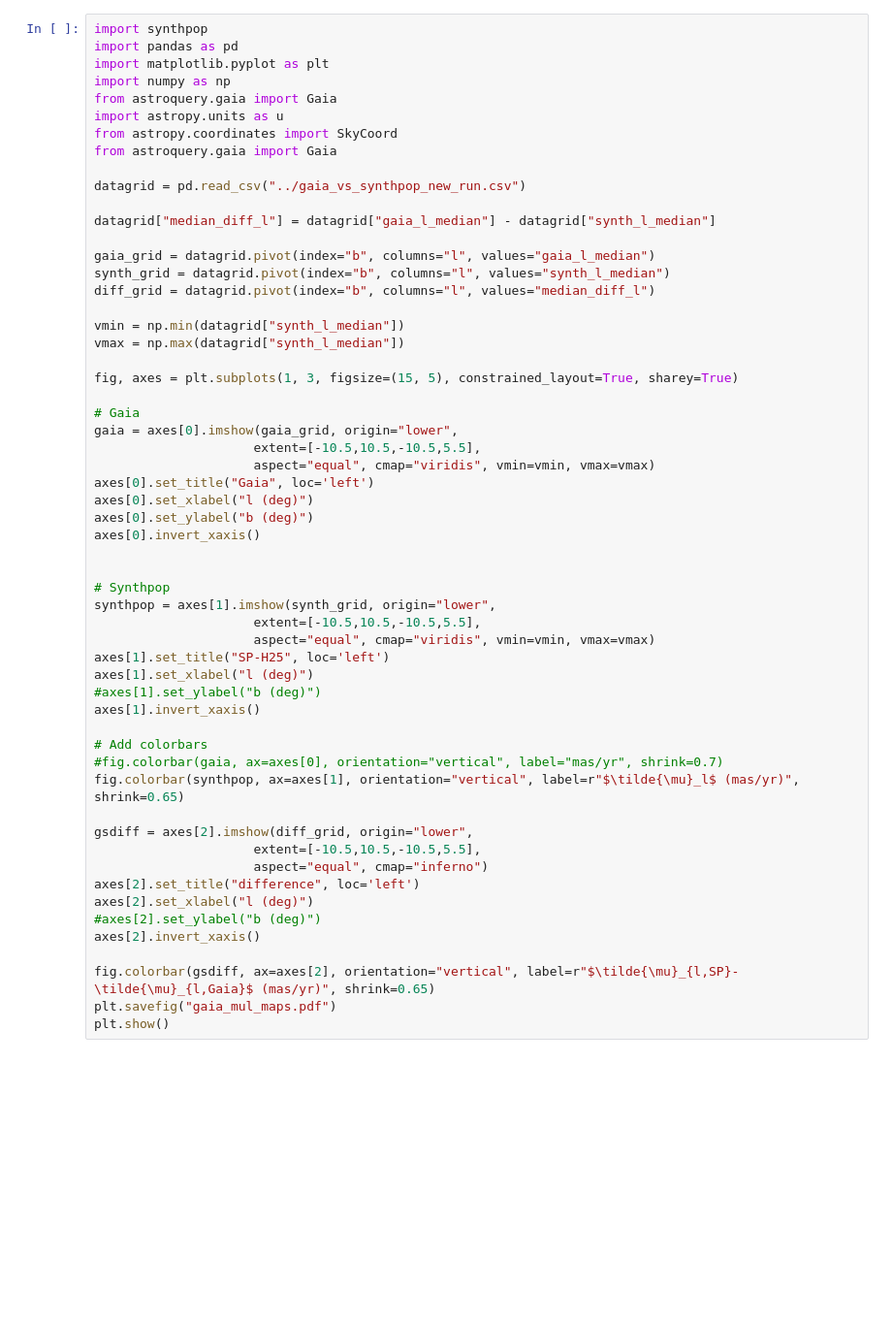
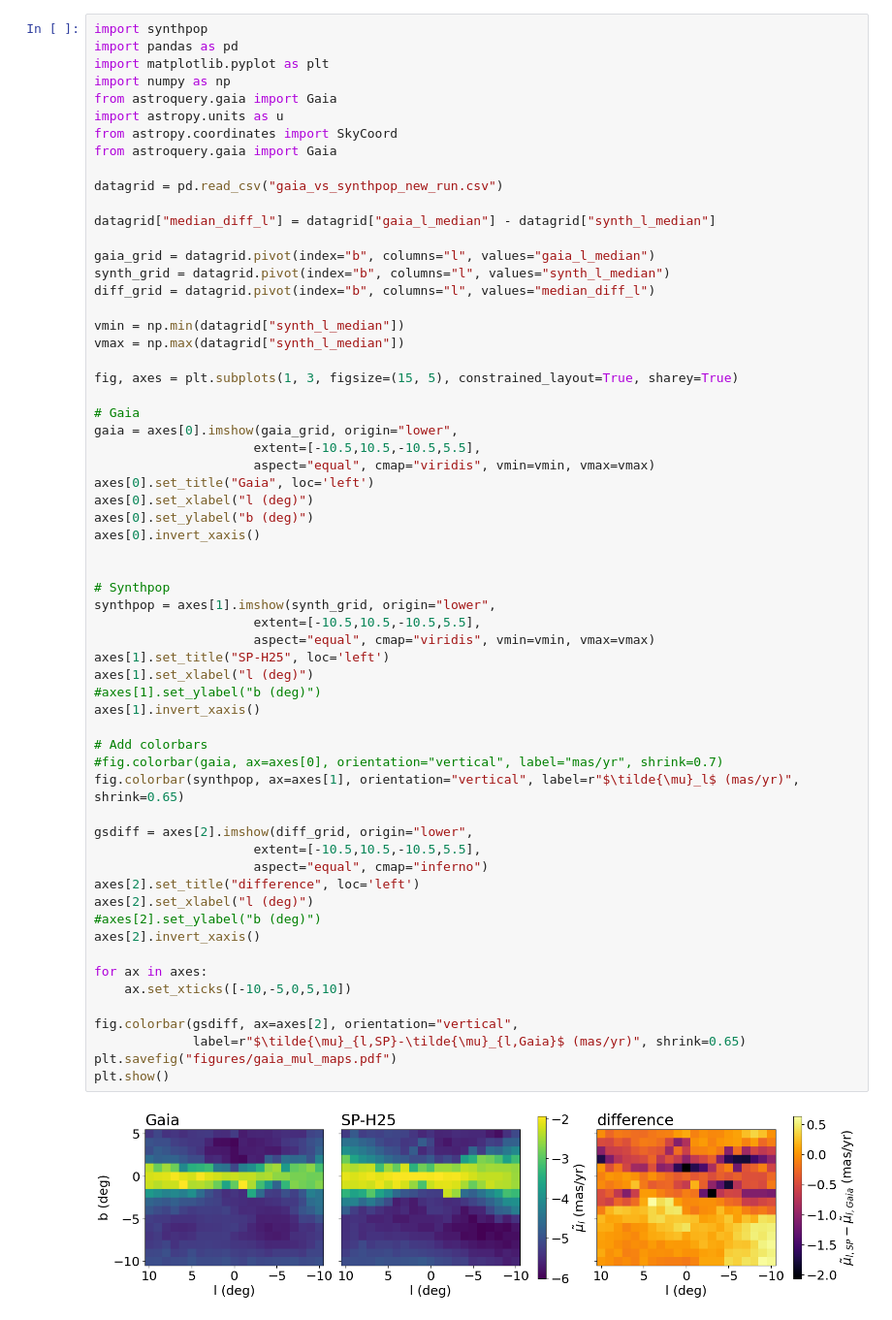
Before and after one commit to synthpop-galaxy/synthpop-model-eval, a Jupyter notebook: gaia_pms.ipynb, the cells around one changed output. Shown at 97% size. Cells and saved outputs as stored; diff of their text form; blank space fills up the shorter version.

```diff
--- a/gaia_pms.ipynb
+++ b/gaia_pms.ipynb
@@ -34,7 +78,7 @@ import astropy.units as u
 from astropy.coordinates import SkyCoord
 from astroquery.gaia import Gaia
 
-datagrid = pd.read_csv("../gaia_vs_synthpop_new_run.csv")
+datagrid = pd.read_csv("gaia_vs_synthpop_new_run.csv")
 
 datagrid["median_diff_l"] = datagrid["gaia_l_median"] - datagrid["synth_l_median"]
 
@@ -52,32 +96,38 @@ gaia = axes[0].imshow(gaia_grid, origin="lower",
                      extent=[-10.5,10.5,-10.5,5.5],
                      aspect="equal", cmap="viridis", vmin=vmin, vmax=vmax)
 axes[0].set_title("Gaia", loc='left')
 axes[0].set_xlabel("l (deg)")
 axes[0].set_ylabel("b (deg)")
 axes[0].invert_xaxis()
 
 
 # Synthpop
 synthpop = axes[1].imshow(synth_grid, origin="lower",
                      extent=[-10.5,10.5,-10.5,5.5],
                      aspect="equal", cmap="viridis", vmin=vmin, vmax=vmax)
 axes[1].set_title("SP-H25", loc='left')
 axes[1].set_xlabel("l (deg)")
 #axes[1].set_ylabel("b (deg)")
 axes[1].invert_xaxis()
 
 # Add colorbars
 #fig.colorbar(gaia, ax=axes[0], orientation="vertical", label="mas/yr", shrink=0.7)
 fig.colorbar(synthpop, ax=axes[1], orientation="vertical", label=r"$\tilde{\mu}_l$ (mas/yr)", shrink=0.65)
 
 gsdiff = axes[2].imshow(diff_grid, origin="lower",
                      extent=[-10.5,10.5,-10.5,5.5],
                      aspect="equal", cmap="inferno")
 axes[2].set_title("difference", loc='left')
 axes[2].set_xlabel("l (deg)")
 #axes[2].set_ylabel("b (deg)")
 axes[2].invert_xaxis()
 
-fig.colorbar(gsdiff, ax=axes[2], orientation="vertical", label=r"$\tilde{\mu}_{l,SP}-\tilde{\mu}_{l,Gaia}$ (mas/yr)", shrink=0.65)
-plt.savefig("gaia_mul_maps.pdf")
+for ax in axes:
+    ax.set_xticks([-10,-5,0,5,10])
+
+fig.colorbar(gsdiff, ax=axes[2], orientation="vertical",
+             label=r"$\tilde{\mu}_{l,SP}-\tilde{\mu}_{l,Gaia}$ (mas/yr)", shrink=0.65)
+plt.savefig("figures/gaia_mul_maps.pdf")
 plt.show()
+# %% [output]
+[figure, added]
```
Also changed, not shown: parts of 25 cells of this notebook, 13 other files.
